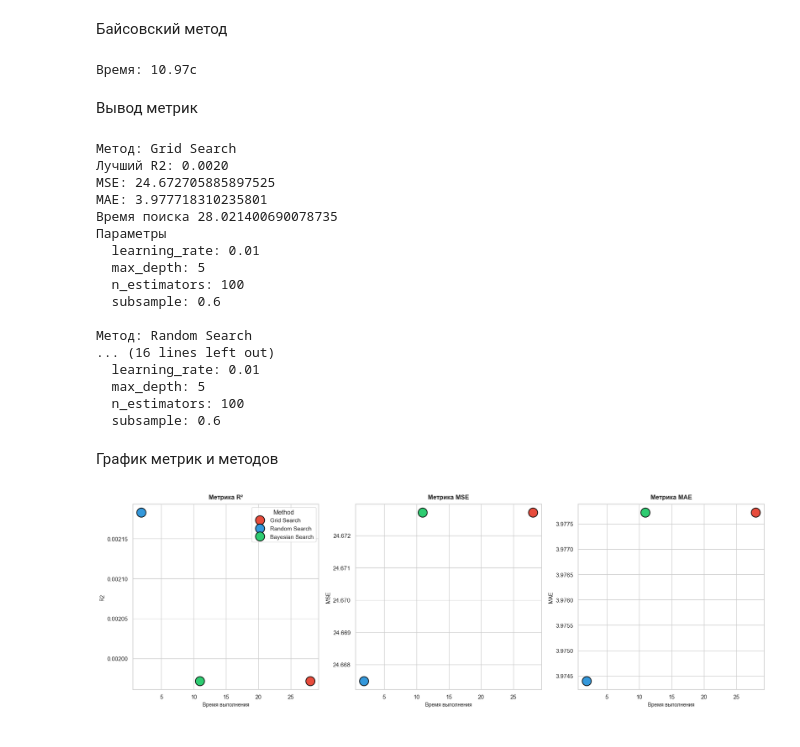
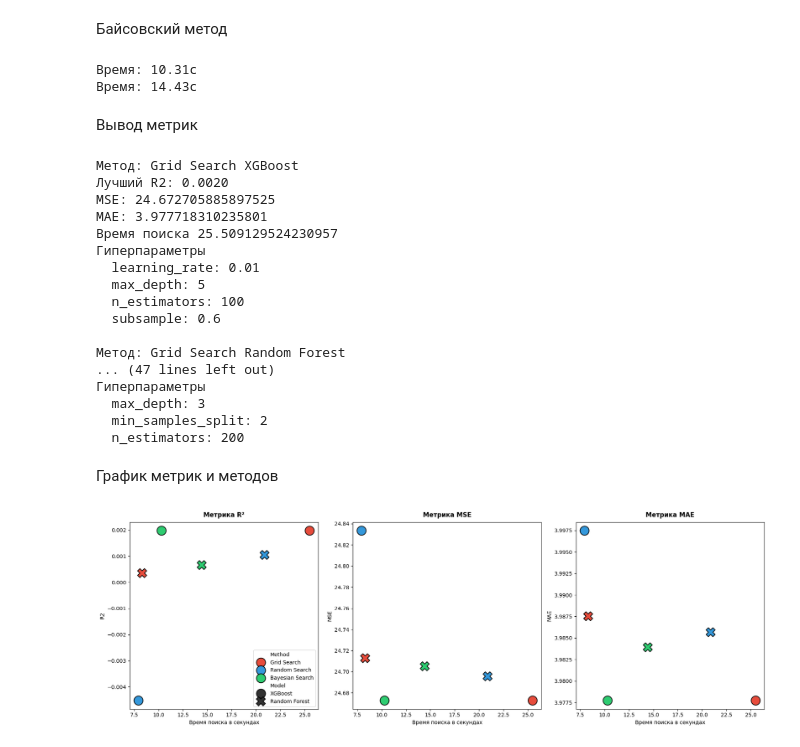
Before and after one commit to fgdghs/ML_Proga, a Jupyter notebook: LAB_5/5.ipynb, the cells around one changed output. Drawn from its saved outputs; the diff is of its cells as text; code cells hidden in the pictures.

```diff
--- a/LAB_5/5.ipynb
+++ b/LAB_5/5.ipynb
@@ -138,7 +176,7 @@ run_experiment(
 Байсовский метод
 # %%
 run_experiment(
-    "Bayesian Search",
+    "Bayesian Search",'XGBoost',
     BayesSearchCV(
         XGBRegressor(random_state=42),
         search_spaces,
@@ -149,73 +187,77 @@ run_experiment(
         random_state=42,
     ),
 )
+
+run_experiment('Bayesian Search', 'Random Forest',
+               BayesSearchCV(RandomForestRegressor(random_state=42), rf_bayes_space, n_iter=15, cv=3, n_jobs=-1, random_state=42))
 # %% [output]
-Время: 10.97с
+Время: 10.31с
+Время: 14.43с
 # %% [markdown]
 Вывод метрик
 # %%
 df_res = pd.DataFrame(results_list)
 
 for index, row in df_res.iterrows():
-    print(f"\nМетод: {row['Method']}")
+    print(f"\nМетод: {row['Method']} {row["Model"]}")
     print(f"Лучший R2: {row['R2']:.4f}")
     print(f"MSE: {row["MSE"]}")
     print(f"MAE: {row["MAE"]}")
     print(f"Время поиска {row["Time_sec"]}")
-    print("Параметры")
+    print("Гиперпараметры")
     for param, value in row["Best_Params"].items():
         print(f"  {param}: {value}")
 # %% [output]
-Метод: Grid Search
+Метод: Grid Search XGBoost
 Лучший R2: 0.0020
 MSE: 24.672705885897525
 MAE: 3.977718310235801
-Время поиска 28.021400690078735
-Параметры
+Время поиска 25.509129524230957
+Гиперпараметры
   learning_rate: 0.01
   max_depth: 5
   n_estimators: 100
   subsample: 0.6
 
-Метод: Random Search
-... (16 lines left out)
-  learning_rate: 0.01
-  max_depth: 5
-  n_estimators: 100
-  subsample: 0.6
+Метод: Grid Search Random Forest
+... (47 lines left out)
+Гиперпараметры
+  max_depth: 3
+  min_samples_split: 2
+  n_estimators: 200
 # %% [markdown]
 График метрик и методов
 # %%
 fig, axes = plt.subplots(1, 3, figsize=(18, 6))
 
 metrics = ['R2', 'MSE', 'MAE']
 titles = [
     'Метрика R²',
     'Метрика MSE',
     'Метрика MAE'
 ]
 
 for i, ax in enumerate(axes):
     metric = metrics[i]
 
-    # Строим точки
     sns.scatterplot(
         data=df_res,
         x='Time_sec',
         y=metric,
         hue='Method',
+        style='Model',
         s=300,
         ax=ax,
         palette=['#e74c3c', '#3498db', '#2ecc71'],
         edgecolor='black',
         legend=(i==0)
     )
 
     ax.set_title(titles[i], fontsize=12, fontweight='bold', pad=10)
-    ax.set_xlabel('Время выполнения', fontsize=10)
+    ax.set_xlabel('Время поиска в секундах', fontsize=10)
     ax.set_ylabel(metric, fontsize=10)
 
 plt.tight_layout()
 plt.show()
 # %% [output]
-[figure, old version]
+[figure, new version]
```
Also changed, not shown: parts of 10 cells of this notebook.
